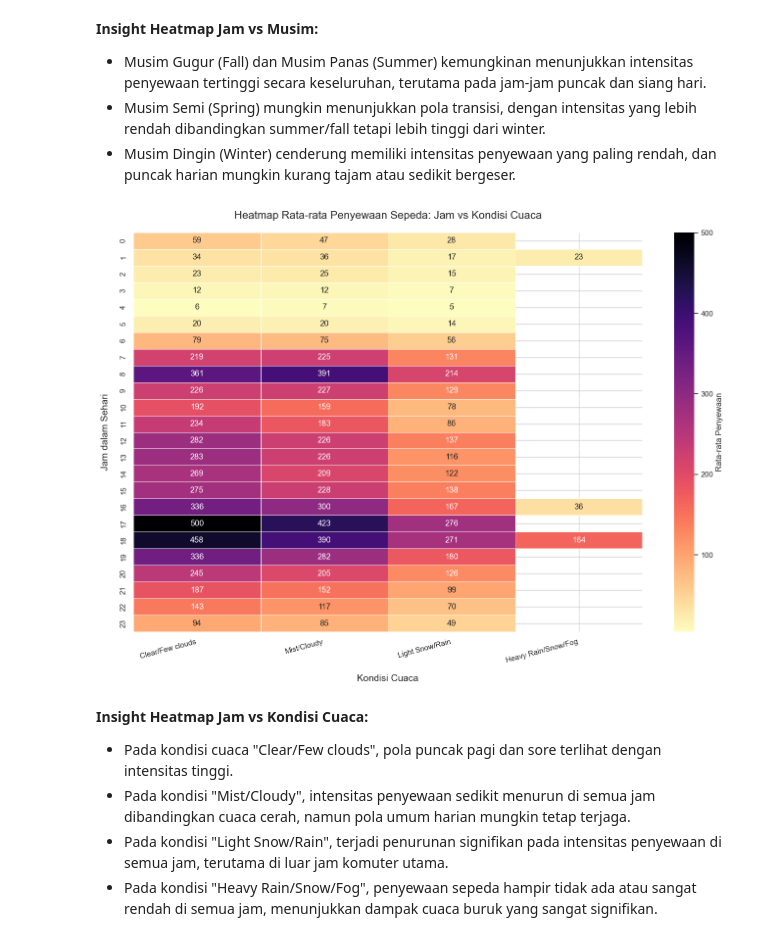
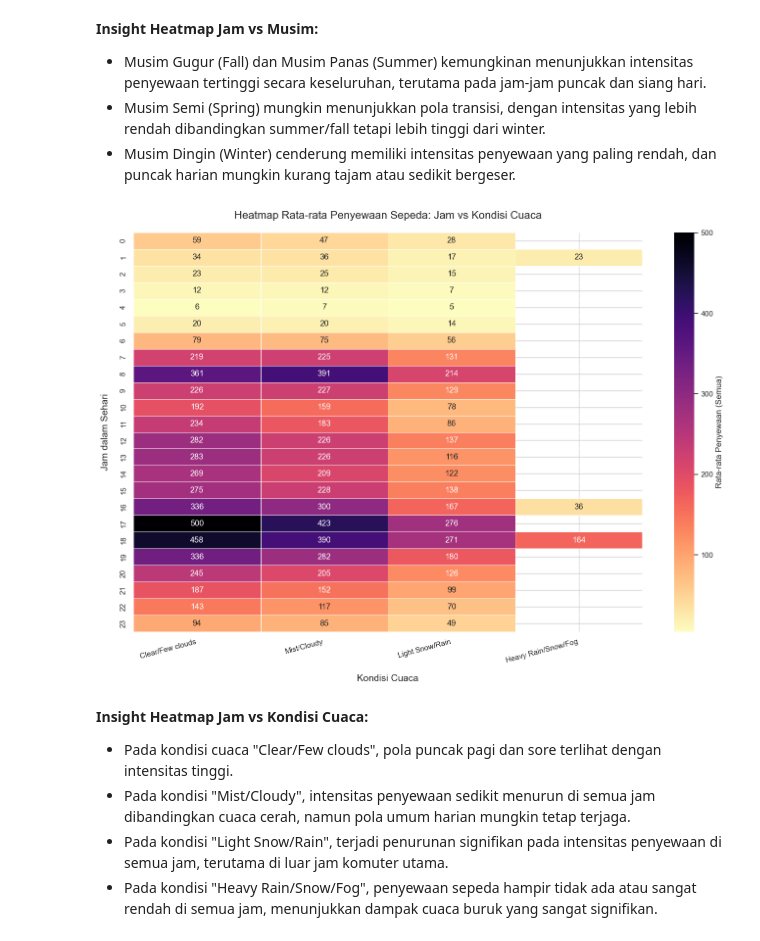
Before and after one commit to husainfadhlillah/dicoding-BikeSharing-DataAnalysisProject, a Jupyter notebook: submission/notebook.ipynb, the cells around one changed output. Drawn from its saved outputs; the diff is of its cells as text; code cells hidden in the pictures.

```diff
--- a/submission/notebook.ipynb
+++ b/submission/notebook.ipynb
@@ -624,29 +624,29 @@ plt.show()
 # %%
 # Heatmap Jam vs Kondisi Cuaca
 # Ini berdasarkan asumsi pemetaan: 1->Clear, 2->Mist, 3->Light, 4->Heavy
 weather_condition_order = [
     'Clear/Few clouds',
     'Mist/Cloudy',
     'Light Snow/Rain',
     'Heavy Rain/Snow/Fog'
 ]
 available_weather_conditions = [cond for cond in weather_condition_order if cond in hour_data['weather_condition'].unique()]
 
 hour_weather_heatmap_df = hour_data.pivot_table(index='hr', columns='weather_condition', values='cnt', aggfunc='mean')
 
 hour_weather_heatmap_df = hour_weather_heatmap_df.reindex(columns=available_weather_conditions)
 
 
 plt.figure(figsize=(14, 10))
-sns.heatmap(hour_weather_heatmap_df, cmap='magma_r', annot=True, fmt=".0f", linewidths=.5, cbar_kws={'label': 'Rata-rata Penyewaan'})
+sns.heatmap(hour_weather_heatmap_df, cmap='magma_r', annot=True, fmt=".0f", linewidths=.5, cbar_kws={'label': 'Rata-rata Penyewaan (Semua)'})
 plt.title('Heatmap Rata-rata Penyewaan Sepeda: Jam vs Kondisi Cuaca', fontsize=16, pad=20)
 plt.xlabel('Kondisi Cuaca', fontsize=14, labelpad=15)
 plt.ylabel('Jam dalam Sehari', fontsize=14, labelpad=15)
 plt.xticks(rotation=15, ha='right')
 plt.tight_layout()
 plt.show()
 # %% [output]
-[figure, old version]
+[figure, new version]
 # %% [markdown]
 **Insight Heatmap Jam vs Kondisi Cuaca:**
 - Pada kondisi cuaca "Clear/Few clouds", pola puncak pagi dan sore terlihat dengan intensitas tinggi.
```
Also changed, not shown: parts of 10 cells of this notebook, 1 other file.
